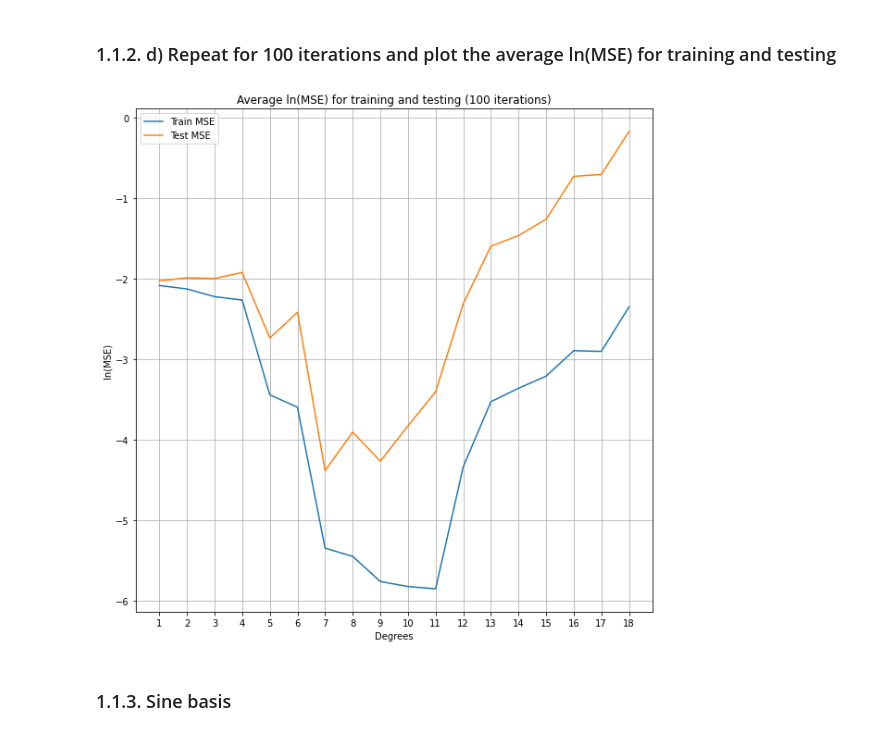
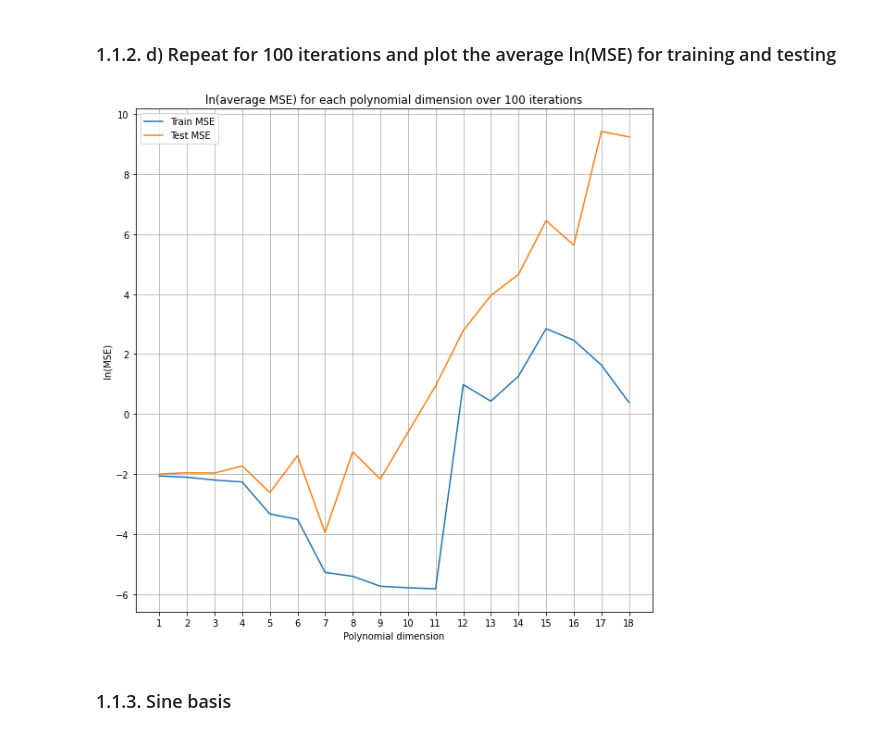
Before and after one commit to staschistyakov/COMP0078_groupCW, a Jupyter notebook: part1.ipynb, the cells around one changed output. Saved outputs shown, nothing was run; the diff lists cells and outputs as text; code cells hidden in the pictures.

```diff
--- a/part1.ipynb
+++ b/part1.ipynb
@@ -444,18 +433,23 @@ def train_and_test(iters):
 # %%
-avgs_ln_train, avgs_ln_test = train_and_test(100)
+avgs_train,avgs_test = train_and_test(100)
+
+avgs_ln_train = [np.log(mse) for mse in avgs_train]
+avgs_ln_test = [np.log(mse) for mse in avgs_test]
+
 degrees = np.arange(1,19,1)
 plt.figure(figsize=[10,10])
 plt.plot(degrees,avgs_ln_train,label="Train MSE")
 plt.plot(degrees,avgs_ln_test,label="Test MSE")
 plt.ylabel("ln(MSE)")
-plt.xlabel("Degrees")
+plt.xlabel("Polynomial dimension")
 plt.xticks(np.arange(1,19,1))
-plt.title("Average ln(MSE) for training and testing (100 iterations)")
+plt.title("ln(average MSE) for each polynomial dimension over 100 iterations")
 plt.grid()
+
 plt.legend()
 plt.show()
 # %% [output]
-[figure, old version]
+[figure, new version]
 # %% [markdown]
 ### 1.1.3. Sine basis
 # %%
```
Also changed, not shown: parts of 38 cells of this notebook, 10 other files.
